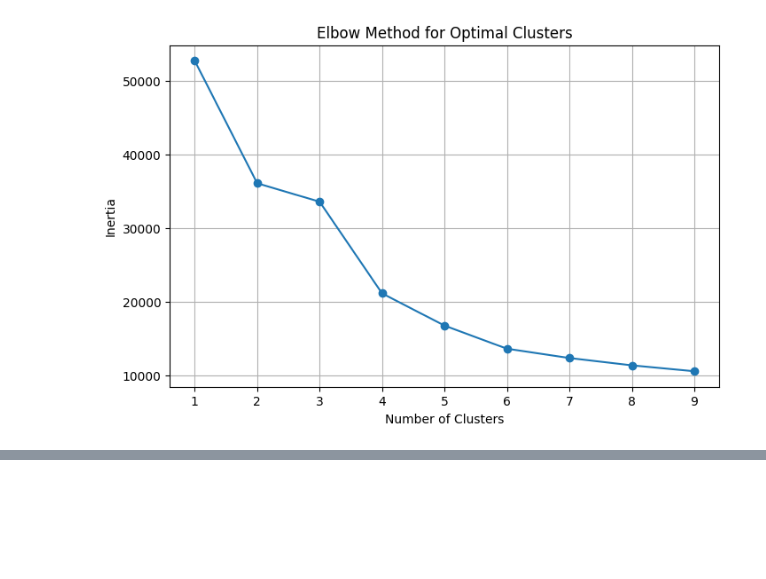
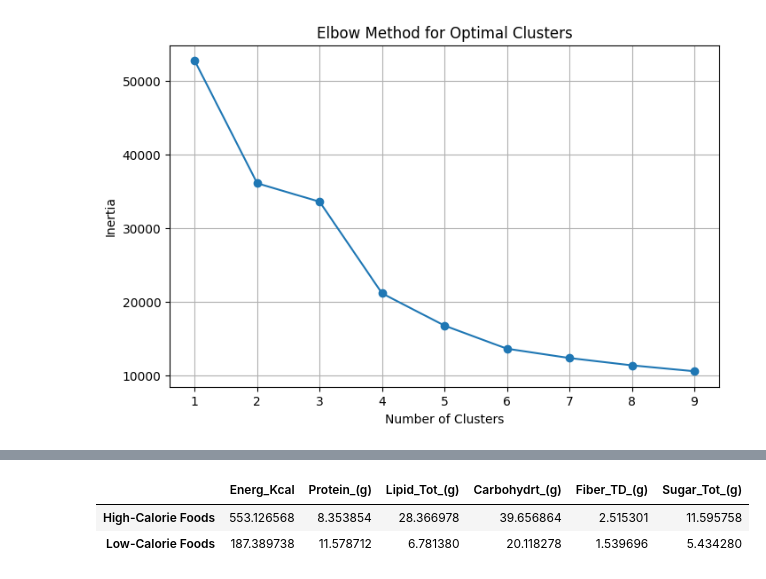
Before and after one commit to ChamaraProgForDataAnal/Programming-for-Data-Analysis, a Jupyter notebook: Data_Analytics_&_Visualisation.ipynb, the cells around one changed output, grey strips where cells are left out. Drawn from its saved outputs; the diff is of its cells as text; code cells hidden in the pictures; blank space fills up the shorter version.

```diff
--- a/Data_Analytics_&_Visualisation.ipynb
+++ b/Data_Analytics_&_Visualisation.ipynb
@@ -272,0 +339,23 @@ plt.show()
+# %%
+# Define a threshold for high-calorie foods (e.g., top 10% of calories)
+high_calorie_threshold = dataset['Energ_Kcal'].quantile(0.90)
+
+# Filter high-calorie foods
+high_calorie_foods = dataset[dataset['Energ_Kcal'] > high_calorie_threshold]
+
+# Summary statistics for high-calorie foods
+high_calorie_summary = high_calorie_foods.describe()
+
+# Compare average nutritional profiles of high-calorie foods vs. the rest
+low_calorie_foods = dataset[dataset['Energ_Kcal'] <= high_calorie_threshold]
+comparison_summary = pd.DataFrame({
+    "High-Calorie Foods": high_calorie_foods[numeric_columns].mean(),
+    "Low-Calorie Foods": low_calorie_foods[numeric_columns].mean()
+})
+
+# Display the comparison
+comparison_summary.T
+# %% [output]
+|  | Energ_Kcal | Protein_(g) | Lipid_Tot_(g) | Carbohydrt_(g) | Fiber_TD_(g) | Sugar_Tot_(g) |
+| High-Calorie Foods | 553.126568 | 8.353854 | 28.366978 | 39.656864 | 2.515301 | 11.595758 |
+| Low-Calorie Foods | 187.389738 | 11.578712 | 6.781380 | 20.118278 | 1.539696 | 5.434280 |
```
Also changed, not shown: parts of 13 cells of this notebook.
